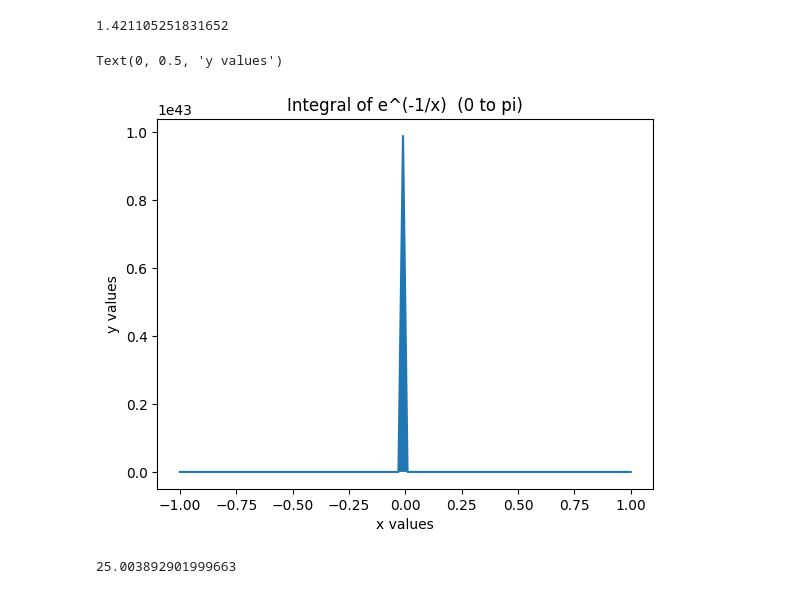
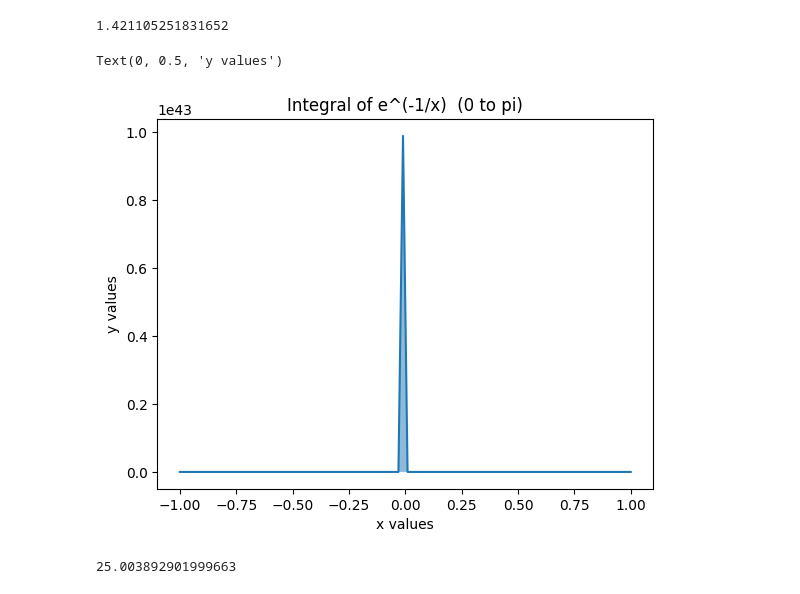
Before and after one commit to ubsuny/23-Homework6G1, a Jupyter notebook: simpson.ipynb, the cells around one changed output. Cells and saved outputs as stored; diff of their text form; code cells hidden in the pictures.

```diff
--- a/simpson.ipynb
+++ b/simpson.ipynb
@@ -57,17 +57,17 @@ calc.simpson(exp_func, lower_bound, upper_bound,10) # value of integral from 0 t
 # %%
 # plotting graph using third set of bounds
 lower_bound = -1
 upper_bound = 1
 x_vals = np.linspace(lower_bound, upper_bound, 100)
 y_vals = exp_func(x_vals)
 plt.plot(x_vals,y_vals)
-plt.fill_between(x_vals, y_vals)
+plt.fill_between(x_vals, y_vals, alpha = 0.5)
 plt.title("Integral of e^(-1/x)  (0 to pi)")
 plt.xlabel('x values')
 plt.ylabel('y values')
 # %% [output]
 Text(0, 0.5, 'y values')
-[figure, old version]
+[figure, new version]
 # %%
 calc.simpson(exp_func, lower_bound, upper_bound,10) # value of integral from -1 to 1
 # %% [output]
```
Also changed, not shown: parts of 3 cells of this notebook.
